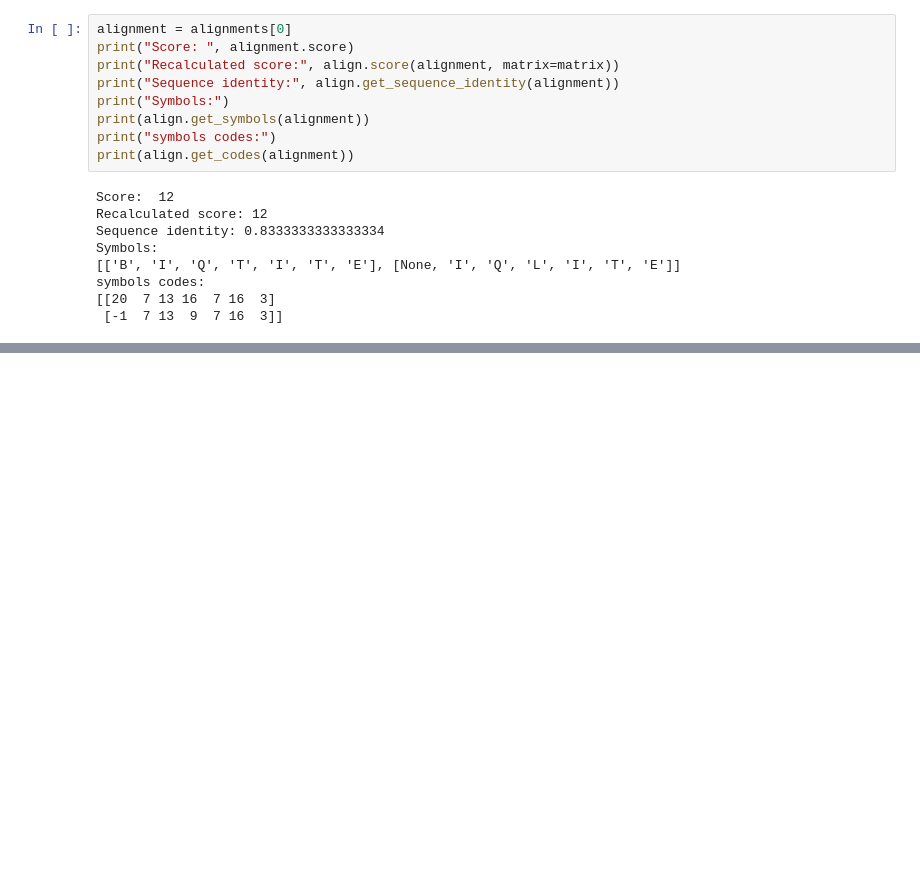
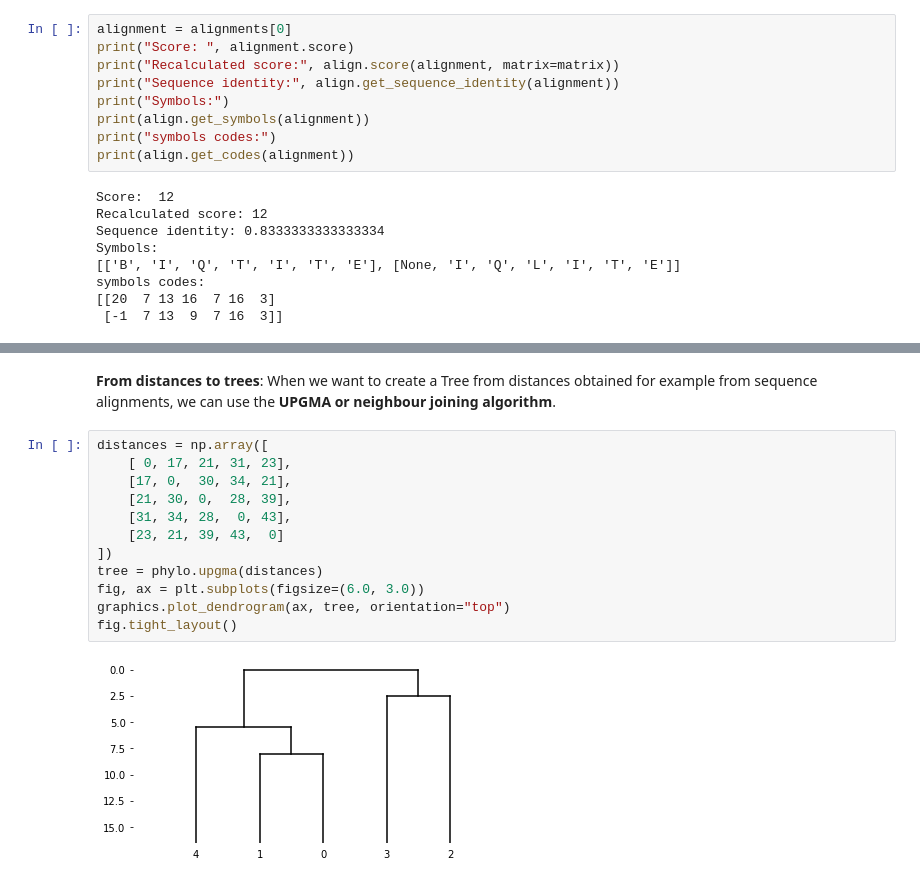
Before and after one commit to khanfs/ComputationalBiology-xGenomics, a Jupyter notebook: PDB_APIs.ipynb, the cells around one changed output, grey strips where cells are left out. Saved outputs shown, nothing was run; the diff lists cells and outputs as text; blank space fills up the shorter version.

```diff
--- a/PDB_APIs.ipynb
+++ b/PDB_APIs.ipynb
@@ -621,0 +1052,16 @@ We might wonder, why we should recalculate the score, when the score has already
+# %% [markdown]
+**From distances to trees**: When we want to create a Tree from distances obtained for example from sequence alignments, we can use the **UPGMA or neighbour joining algorithm**.
+# %%
+distances = np.array([
+    [ 0, 17, 21, 31, 23],
+    [17, 0,  30, 34, 21],
+    [21, 30, 0,  28, 39],
+    [31, 34, 28,  0, 43],
+    [23, 21, 39, 43,  0]
+])
+tree = phylo.upgma(distances)
+fig, ax = plt.subplots(figsize=(6.0, 3.0))
+graphics.plot_dendrogram(ax, tree, orientation="top")
+fig.tight_layout()
+# %% [output]
+[figure, added]
```
Also changed, not shown: parts of 98 cells of this notebook.
